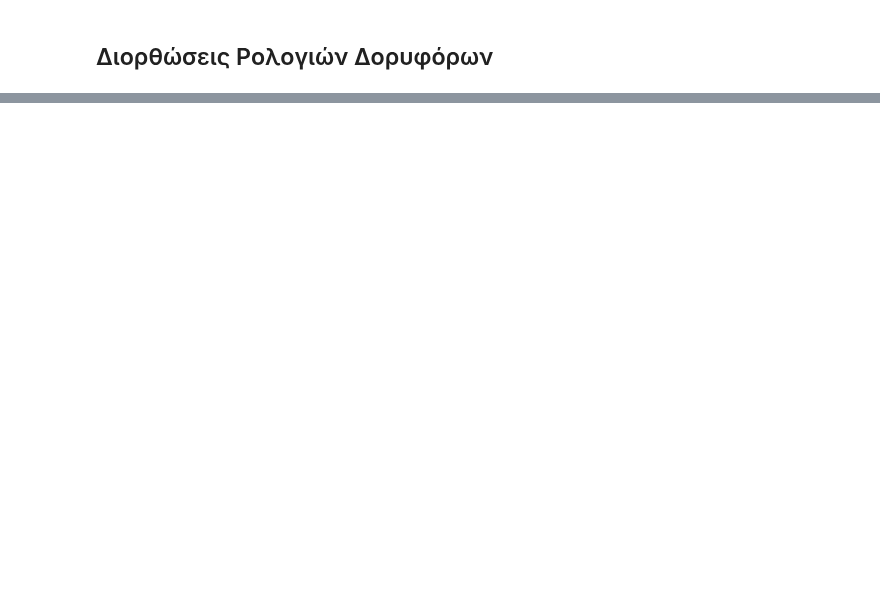
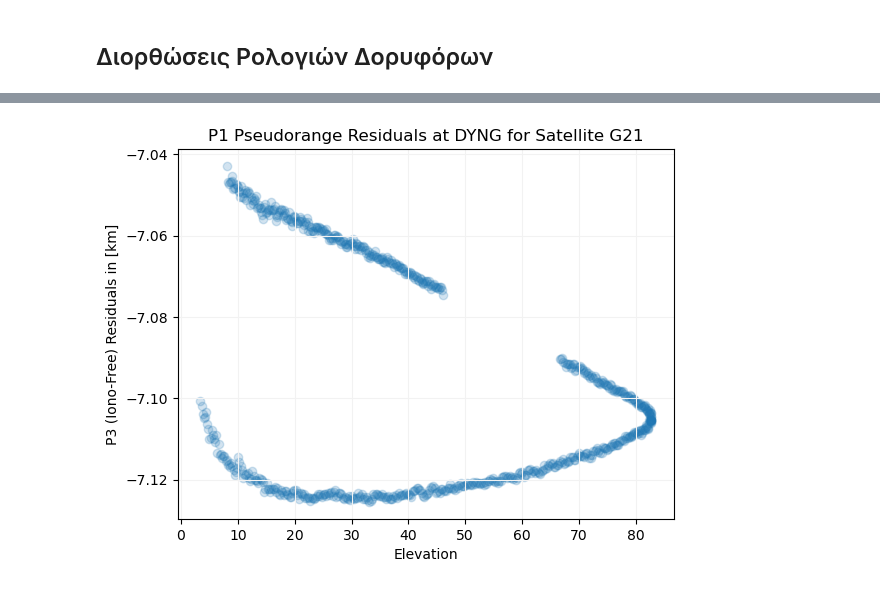
Before and after one commit to DSOlab/AcademicSoftware, a Jupyter notebook: JupiterLab/gps/gps_code.ipynb, the cells around one changed output, grey strips where cells are left out. Drawn from its saved outputs; the diff is of its cells as text; code cells hidden in the pictures; blank space fills up the shorter version.

```diff
--- a/JupiterLab/gps/gps_code.ipynb
+++ b/JupiterLab/gps/gps_code.ipynb
@@ -201,0 +252,52 @@ plt.show()
+# %%
+# Προσεγγιστικές συν/νες σταθμού από RINEX
+site_xyz = rnx.approx_cartesian()
+# Μετατροπή σε ελλειψοειδείς συν/νες
+lat, lon, hgt = transformations.car2ell(site_xyz[0], site_xyz[1], site_xyz[2])
+# Πίνακας στροφής (x, y, z) -> (e, n, u)
+Rt = transformations.geodetic2lvlh(lat, lon)
+R = Rt.transpose()
+# %%
+def azele(R, rsat, rsta):
+    # cartesian difference vector
+    dr = rsat - rsta
+    # topocentric vector
+    enu = R @ (rsat - rsta)
+    # compute azimouth and elevation
+    r  = np.linalg.norm(enu)
+    az = np.arctan2(enu[0], enu[1])
+    el = np.arcsin(enu[2] / r)
+    return r, az, el
+# %%
+# κενές λίστες για τον χρόνο και την P3
+els = []; p3s = [];
+
+for block in rnx:
+    t = block.t()
+    for sat, obs in block.filter_satellite_system("gps", False):
+        if sat == 'G21':
+            try:
+                p1 = fetch(obs, 'C1W', 'C1C', 'C1X')['value']
+                p2 = fetch(obs, 'C2W', 'C2C', 'C2D', 'C2P', 'C2X', 'C2S', 'C2L')['value']
+                # συν/νες δουρφόρου την εποχή εκπομπής
+                xsat, ysat, zsat, csat = emission_time(rsta, t, intrp, 'G21')
+                r = geometric_range(np.array((xsat,ysat,zsat)), rsta)
+                dtsat = gs.C * csat
+                # γραμμικός συνδυασμός ελεύθερος ιονόσφαιρας
+                pc = f1*f1*p1/fac - f2*f2*p2/fac
+                # υπολογισμός γωνίας ύψους
+                _, _, el = azele(R, np.array((xsat, ysat, zsat)), np.array(site_xyz))
+                p3s.append((pc+dtsat-r)*1e-3); els.append(np.degrees(el));
+            except:
+                pass
+
+# Γραφική αναπαράσταση (γωνία ύψους - υπόλοιπα P3)
+fig, ax = plt.subplots()
+ax.scatter(els, p3s, alpha=0.2)
+ax.grid(color='0.95')
+plt.ylabel("P3 (Iono-Free) Residuals in [km]")
+plt.title("P1 Pseudorange Residuals at {:} for Satellite {:}".format(rnx.marker_name, 'G21'))
+plt.xlabel("Elevation")
+plt.show()
+# %% [output]
+[figure, added]
```
Also changed, not shown: parts of 13 cells of this notebook.
